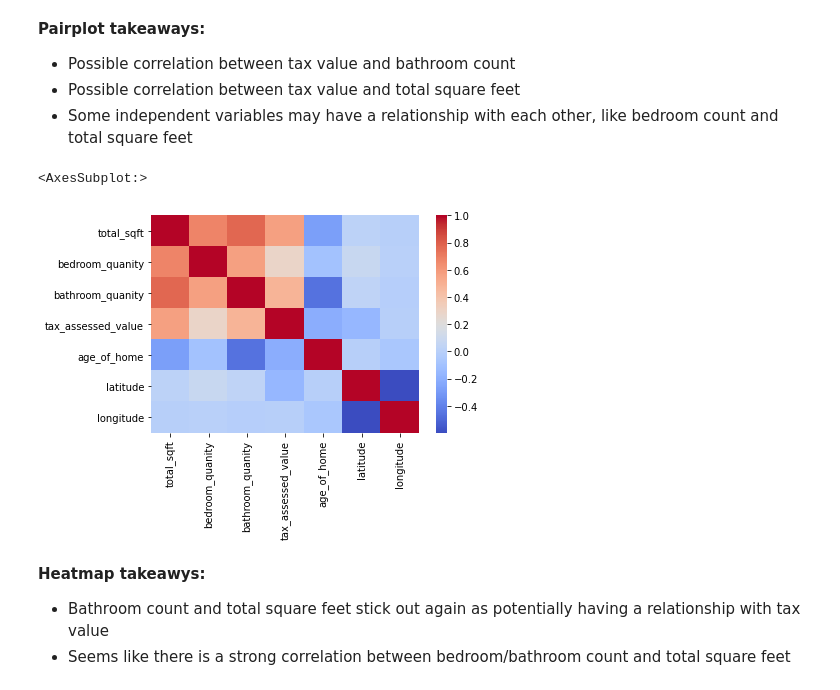
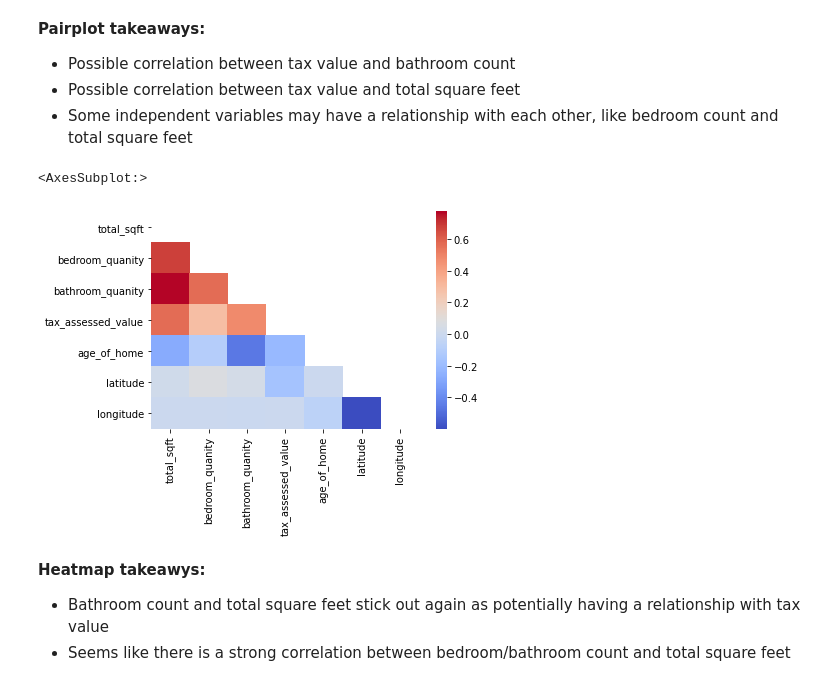
Before and after one commit to christophermayorga/zillow-regression-project, a Jupyter notebook: Final_Report.ipynb, the cells around one changed output. Drawn from its saved outputs; the diff is of its cells as text; code cells hidden in the pictures.

```diff
--- a/Final_Report.ipynb
+++ b/Final_Report.ipynb
@@ -147,10 +147,10 @@ sns.pairplot(data = train[quant_vars], hue = 'fips', palette='plasma')
 - Possible correlation between tax value and total square feet
 - Some independent variables may have a relationship with each other, like bedroom count and total square feet
 # %%
-sns.heatmap(data = df[quant_vars].corr(), cmap='coolwarm')
+sns.heatmap(data = df[quant_vars].corr(), cmap='coolwarm', mask= np.triu(df[quant_vars].corr()))
 # %% [output]
 <AxesSubplot:>
-[figure, old version]
+[figure, new version]
 # %% [markdown]
 **Heatmap takeawys:**
 - Bathroom count and total square feet stick out again as potentially having a relationship with tax value
```
Also changed, not shown: parts of 15 cells of this notebook.
